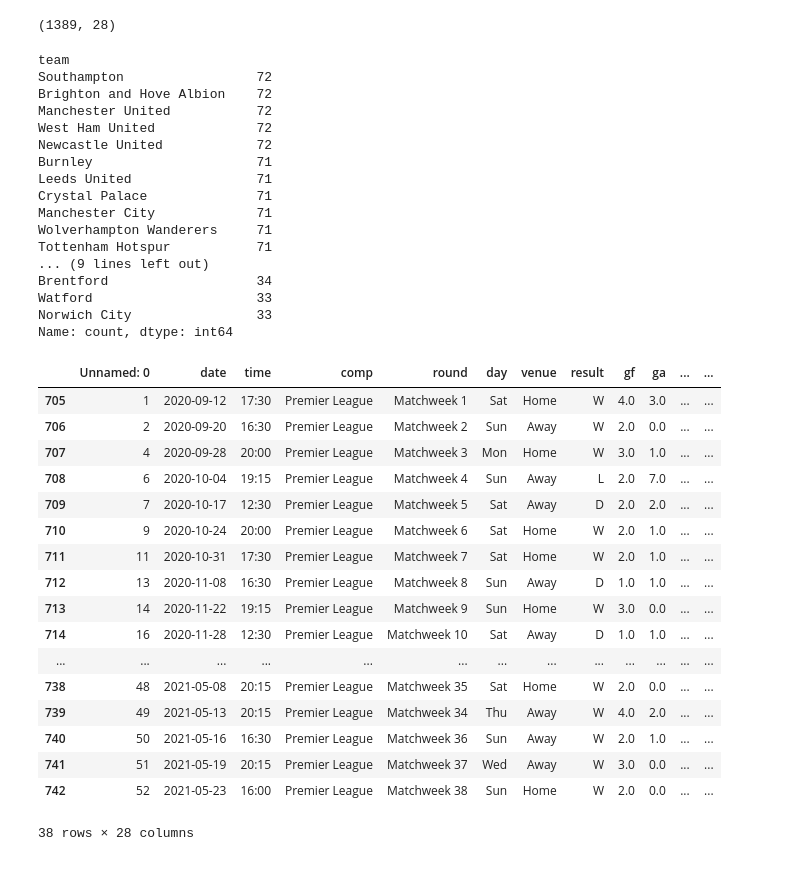
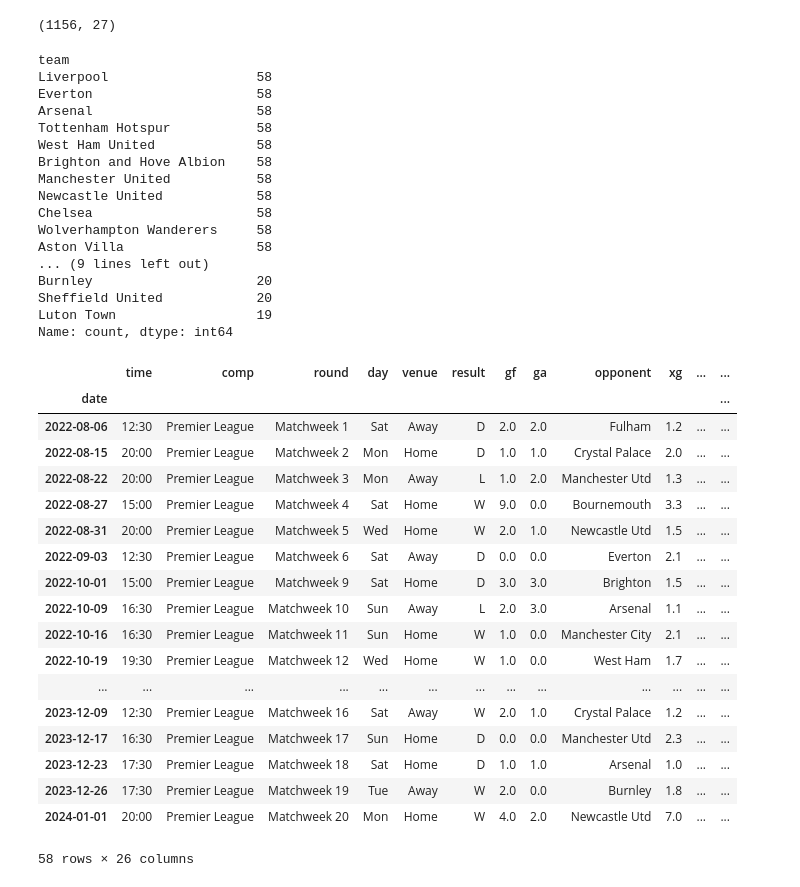
Before and after one commit to vinicarlosss/MachineLearning_Futebol, a Jupyter notebook: dataquest_model.ipynb, the cells around one changed output. Saved outputs shown, nothing was run; the diff lists cells and outputs as text; code cells hidden in the pictures.

```diff
--- a/dataquest_model.ipynb
+++ b/dataquest_model.ipynb
@@ -1,7 +1,7 @@
 # %%
 import pandas as pd
 # %%
-matches = pd.read_csv("./data/matches.csv", index_col=0)
+matches = pd.read_csv("./data/matches-me.csv", encoding='utf-8')
 # %%
 matches.head()
 # %% [output]
@@ -15,48 +15,49 @@ matches.head()
 # %%
 print(matches.shape)
 # %% [output]
-(1389, 28)
+(1156, 27)
 # %%
 matches["team"].value_counts()
 # %% [output]
 team
-Southampton                 72
-Brighton and Hove Albion    72
-Manchester United           72
-West Ham United             72
-Newcastle United            72
-Burnley                     71
-Leeds United                71
-Crystal Palace              71
-Manchester City             71
-Wolverhampton Wanderers     71
-Tottenham Hotspur           71
+Liverpool                   58
+Everton                     58
+Arsenal                     58
+Tottenham Hotspur           58
+West Ham United             58
+Brighton and Hove Albion    58
+Manchester United           58
+Newcastle United            58
+Chelsea                     58
+Wolverhampton Wanderers     58
+Aston Villa                 58
 ... (9 lines left out)
-Brentford                   34
-Watford                     33
-Norwich City                33
+Burnley                     20
+Sheffield United            20
+Luton Town                  19
 Name: count, dtype: int64
 # %%
-matches[matches["team"] == "Liverpool"]
+matches[matches["team"] == "Liverpool"].sort_values("date")
 # %% [output]
-|  | Unnamed: 0 | date | time | comp | round | day | venue | result | gf | ga | ... | ... |
-| 705 | 1 | 2020-09-12 | 17:30 | Premier League | Matchweek 1 | Sat | Home | W | 4.0 | 3.0 | ... | ... |
-| 706 | 2 | 2020-09-20 | 16:30 | Premier League | Matchweek 2 | Sun | Away | W | 2.0 | 0.0 | ... | ... |
-| 707 | 4 | 2020-09-28 | 20:00 | Premier League | Matchweek 3 | Mon | Home | W | 3.0 | 1.0 | ... | ... |
-| 708 | 6 | 2020-10-04 | 19:15 | Premier League | Matchweek 4 | Sun | Away | L | 2.0 | 7.0 | ... | ... |
-| 709 | 7 | 2020-10-17 | 12:30 | Premier League | Matchweek 5 | Sat | Away | D | 2.0 | 2.0 | ... | ... |
-| 710 | 9 | 2020-10-24 | 20:00 | Premier League | Matchweek 6 | Sat | Home | W | 2.0 | 1.0 | ... | ... |
-| 711 | 11 | 2020-10-31 | 17:30 | Premier League | Matchweek 7 | Sat | Home | W | 2.0 | 1.0 | ... | ... |
-| 712 | 13 | 2020-11-08 | 16:30 | Premier League | Matchweek 8 | Sun | Away | D | 1.0 | 1.0 | ... | ... |
-| 713 | 14 | 2020-11-22 | 19:15 | Premier League | Matchweek 9 | Sun | Home | W | 3.0 | 0.0 | ... | ... |
-| 714 | 16 | 2020-11-28 | 12:30 | Premier League | Matchweek 10 | Sat | Away | D | 1.0 | 1.0 | ... | ... |
+|  | time | comp | round | day | venue | result | gf | ga | opponent | xg | ... | ... |
+| date |  |  |  |  |  |  |  |  |  |  |  | ... |
+| 2022-08-06 | 12:30 | Premier League | Matchweek 1 | Sat | Away | D | 2.0 | 2.0 | Fulham | 1.2 | ... | ... |
+| 2022-08-15 | 20:00 | Premier League | Matchweek 2 | Mon | Home | D | 1.0 | 1.0 | Crystal Palace | 2.0 | ... | ... |
+| 2022-08-22 | 20:00 | Premier League | Matchweek 3 | Mon | Away | L | 1.0 | 2.0 | Manchester Utd | 1.3 | ... | ... |
+| 2022-08-27 | 15:00 | Premier League | Matchweek 4 | Sat | Home | W | 9.0 | 0.0 | Bournemouth | 3.3 | ... | ... |
+| 2022-08-31 | 20:00 | Premier League | Matchweek 5 | Wed | Home | W | 2.0 | 1.0 | Newcastle Utd | 1.5 | ... | ... |
+| 2022-09-03 | 12:30 | Premier League | Matchweek 6 | Sat | Away | D | 0.0 | 0.0 | Everton | 2.1 | ... | ... |
+| 2022-10-01 | 15:00 | Premier League | Matchweek 9 | Sat | Home | D | 3.0 | 3.0 | Brighton | 1.5 | ... | ... |
+| 2022-10-09 | 16:30 | Premier League | Matchweek 10 | Sun | Away | L | 2.0 | 3.0 | Arsenal | 1.1 | ... | ... |
+| 2022-10-16 | 16:30 | Premier League | Matchweek 11 | Sun | Home | W | 1.0 | 0.0 | Manchester City | 2.1 | ... | ... |
+| 2022-10-19 | 19:30 | Premier League | Matchweek 12 | Wed | Home | W | 1.0 | 0.0 | West Ham | 1.7 | ... | ... |
 | ... | ... | ... | ... | ... | ... | ... | ... | ... | ... | ... | ... | ... |
-| 738 | 48 | 2021-05-08 | 20:15 | Premier League | Matchweek 35 | Sat | Home | W | 2.0 | 0.0 | ... | ... |
-| 739 | 49 | 2021-05-13 | 20:15 | Premier League | Matchweek 34 | Thu | Away | W | 4.0 | 2.0 | ... | ... |
-| 740 | 50 | 2021-05-16 | 16:30 | Premier League | Matchweek 36 | Sun | Away | W | 2.0 | 1.0 | ... | ... |
-| 741 | 51 | 2021-05-19 | 20:15 | Premier League | Matchweek 37 | Wed | Away | W | 3.0 | 0.0 | ... | ... |
-| 742 | 52 | 2021-05-23 | 16:00 | Premier League | Matchweek 38 | Sun | Home | W | 2.0 | 0.0 | ... | ... |
+| 2023-12-09 | 12:30 | Premier League | Matchweek 16 | Sat | Away | W | 2.0 | 1.0 | Crystal Palace | 1.2 | ... | ... |
+| 2023-12-17 | 16:30 | Premier League | Matchweek 17 | Sun | Home | D | 0.0 | 0.0 | Manchester Utd | 2.3 | ... | ... |
+| 2023-12-23 | 17:30 | Premier League | Matchweek 18 | Sat | Home | D | 1.0 | 1.0 | Arsenal | 1.0 | ... | ... |
+| 2023-12-26 | 17:30 | Premier League | Matchweek 19 | Tue | Away | W | 2.0 | 0.0 | Burnley | 1.8 | ... | ... |
+| 2024-01-01 | 20:00 | Premier League | Matchweek 20 | Mon | Home | W | 4.0 | 2.0 | Newcastle Utd | 7.0 | ... | ... |
-38 rows × 28 columns
+58 rows × 26 columns
 # %%
 matches["round"].value_counts()
 # %% [output]
```
Also changed, not shown: parts of 5 cells of this notebook, 1 other file.
